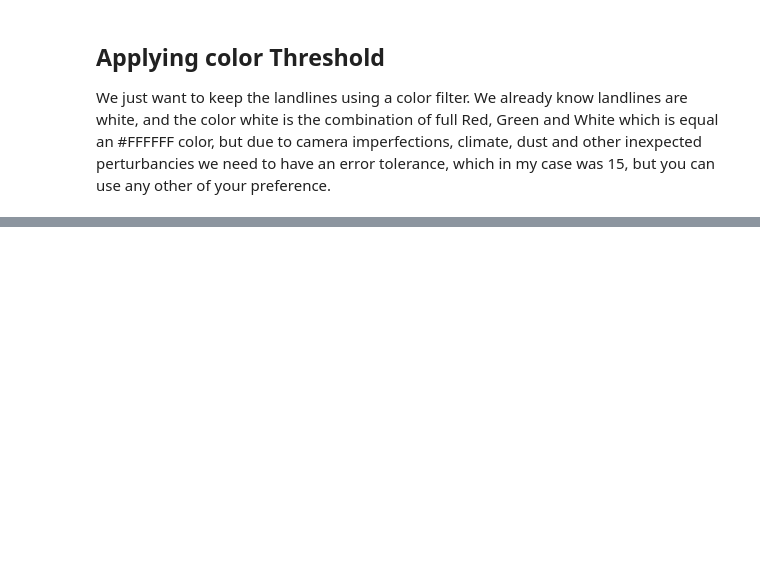
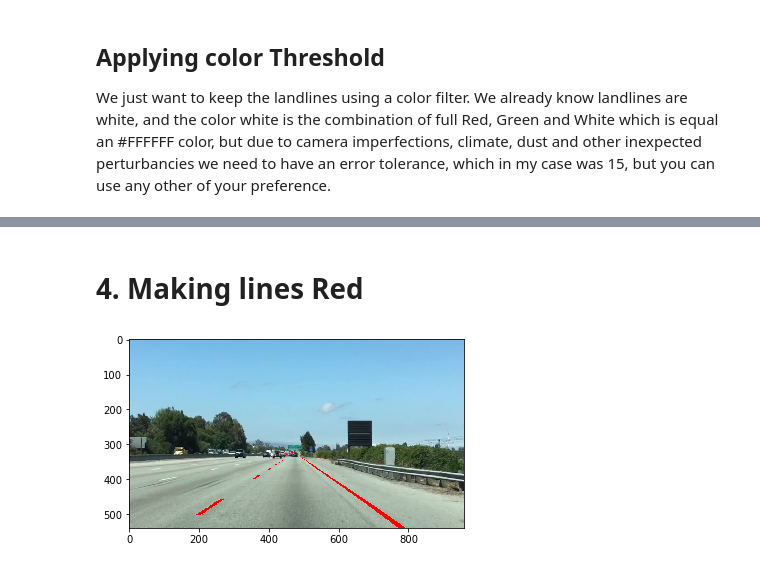
Before and after one commit to rbtluisenriquerbt/selfdrivingcarnanodegree, a Jupyter notebook: Project1/Project 1.ipynb, the cells around one changed output, grey strips where cells are left out. Saved outputs shown, nothing was run; the diff lists cells and outputs as text; code cells hidden in the pictures; blank space fills up the shorter version.

```diff
--- a/Project1/Project 1.ipynb
+++ b/Project1/Project 1.ipynb
@@ -65,0 +155,11 @@ plt.show()
+# %% [markdown]
+# 4.  Making lines Red
+# %%
+red_lines = np.copy(image)
+red_lines[~color_thresholds & ~region_thresholds] = [255,0,0]
+
+## Showing the image
+plt.imshow(red_lines)
+plt.show()
+# %% [output]
+[figure, added]
```
Also changed, not shown: parts of 11 cells of this notebook.
